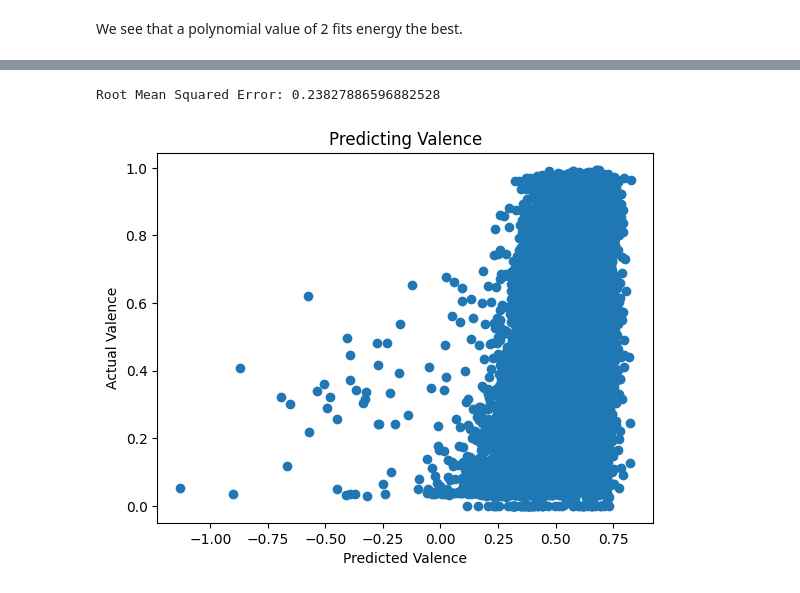
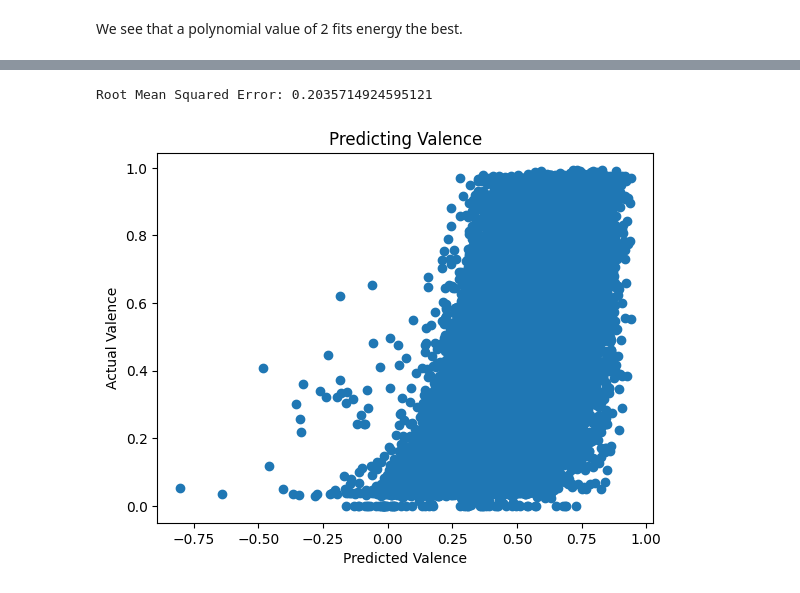
Before and after one commit to brianellis1997/Music_Generation, a Jupyter notebook: Popularity_Model.ipynb, the cells around one changed output, grey strips where cells are left out. Drawn from its saved outputs; the diff is of its cells as text; code cells hidden in the pictures.

```diff
--- a/Popularity_Model.ipynb
+++ b/Popularity_Model.ipynb
@@ -600,7 +596,7 @@ from sklearn.preprocessing import PolynomialFeatures, StandardScaler
 import matplotlib.pyplot as plt
 
 # Drop unnecessary columns
-df2 = df.drop(columns=['year', 'acousticness', 'artists', 'popularity', 'danceability', 'explicit', 'id', 'instrumentalness', 'liveness', 'name', 'mode', 'release_date', 'speechiness'])
+df2 = df.drop(columns=['year', 'acousticness', 'artists', 'popularity', 'explicit', 'id', 'instrumentalness', 'liveness', 'name', 'release_date', 'speechiness'])
 
 # Split data into features (X) and target variable (y)
 X = df2.drop('valence', axis=1)
@@ -611,32 +607,32 @@ X_train, X_test, y_train, y_test = train_test_split(X, y, test_size=0.2, random_
 
 # Initialize StandardScaler
 sc = StandardScaler()
 
 # Fit and transform training data, transform testing data
 X_train = sc.fit_transform(X_train)
 X_test = sc.transform(X_test)
 
 # Initialize LinearRegression model
 lr = LinearRegression()
 
 # Fit the polynomial features to the model
 lr.fit(X_train, y_train)
 
 # Predict on the testing set
 y_pred = lr.predict(X_test)
 
 # Calculate mean squared error
 mse = mean_squared_error(y_test, y_pred)
 
 # Print root mean squared error
 print("Root Mean Squared Error:", np.sqrt(mse))
 
 # Plot predicted vs. actual energy values
 plt.scatter(y_pred, y_test)
 plt.title('Predicting Valence')
 plt.xlabel('Predicted Valence')
 plt.ylabel('Actual Valence')
 plt.show()
 # %% [output]
-Root Mean Squared Error: 0.23827886596882528
+Root Mean Squared Error: 0.2035714924595121
-[figure, old version]
+[figure, new version]
```
Also changed, not shown: parts of 19 cells of this notebook.
